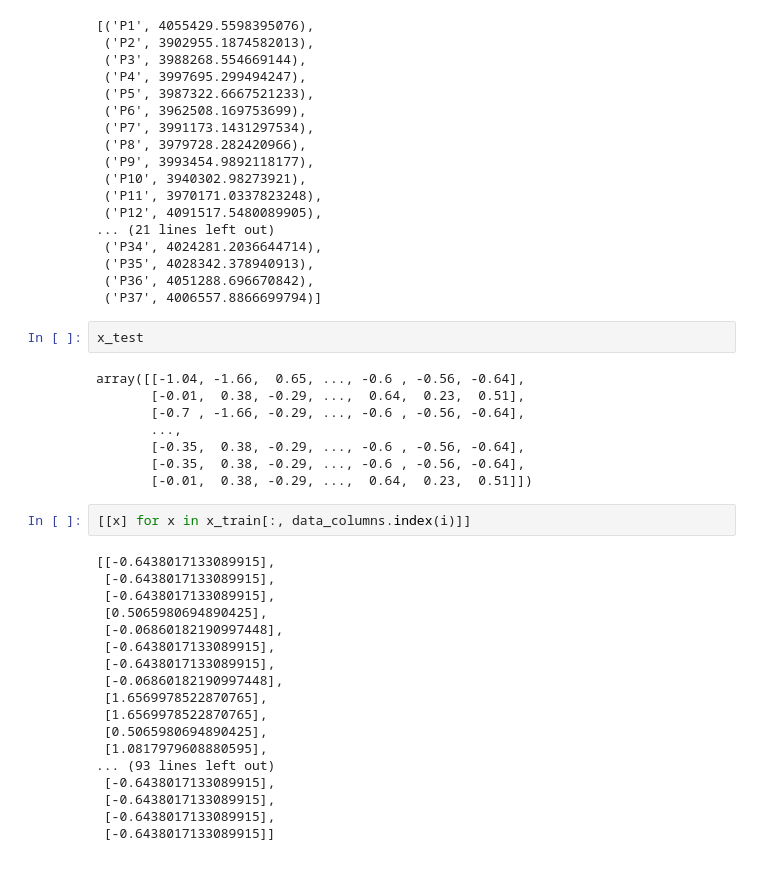
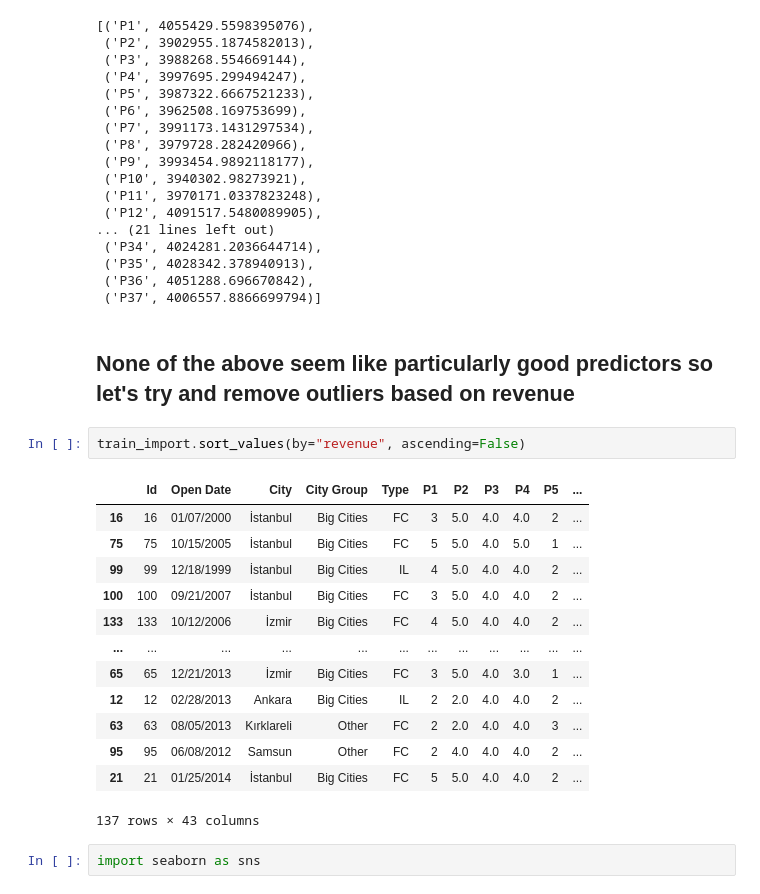
Before and after one commit to kshashank03/Restaurant_Revenue_Prediction_Kaggle, a Jupyter notebook: Script2 - ML_AI_Prediction.ipynb, the cells around one changed output. Cells and saved outputs as stored; diff of their text form.

```diff
--- a/Script2 - ML_AI_Prediction.ipynb
+++ b/Script2 - ML_AI_Prediction.ipynb
@@ -367,33 +367,23 @@ list(zip(data_columns, rmse_values))
  ('P35', 4028342.378940913),
  ('P36', 4051288.696670842),
  ('P37', 4006557.8866699794)]
-# %%
-x_test
-# %% [output]
-array([[-1.04, -1.66,  0.65, ..., -0.6 , -0.56, -0.64],
-       [-0.01,  0.38, -0.29, ...,  0.64,  0.23,  0.51],
-       [-0.7 , -1.66, -0.29, ..., -0.6 , -0.56, -0.64],
-       ...,
-       [-0.35,  0.38, -0.29, ..., -0.6 , -0.56, -0.64],
-       [-0.35,  0.38, -0.29, ..., -0.6 , -0.56, -0.64],
-       [-0.01,  0.38, -0.29, ...,  0.64,  0.23,  0.51]])
-# %%
-[[x] for x in x_train[:, data_columns.index(i)]]
-# %% [output]
-[[-0.6438017133089915],
- [-0.6438017133089915],
- [-0.6438017133089915],
- [0.5065980694890425],
- [-0.06860182190997448],
- [-0.6438017133089915],
- [-0.6438017133089915],
- [-0.06860182190997448],
- [1.6569978522870765],
- [1.6569978522870765],
- [0.5065980694890425],
- [1.0817979608880595],
-... (93 lines left out)
- [-0.6438017133089915],
- [-0.6438017133089915],
- [-0.6438017133089915],
- [-0.6438017133089915]]
+# %% [markdown]
+## None of the above seem like particularly good predictors so let's try and remove outliers based on revenue
+# %%
+train_import.sort_values(by="revenue", ascending=False)
+# %% [output]
+|  | Id | Open Date | City | City Group | Type | P1 | P2 | P3 | P4 | P5 | ... |
+| 16 | 16 | 01/07/2000 | İstanbul | Big Cities | FC | 3 | 5.0 | 4.0 | 4.0 | 2 | ... |
+| 75 | 75 | 10/15/2005 | İstanbul | Big Cities | FC | 5 | 5.0 | 4.0 | 5.0 | 1 | ... |
+| 99 | 99 | 12/18/1999 | İstanbul | Big Cities | IL | 4 | 5.0 | 4.0 | 4.0 | 2 | ... |
+| 100 | 100 | 09/21/2007 | İstanbul | Big Cities | FC | 3 | 5.0 | 4.0 | 4.0 | 2 | ... |
+| 133 | 133 | 10/12/2006 | İzmir | Big Cities | FC | 4 | 5.0 | 4.0 | 4.0 | 2 | ... |
+| ... | ... | ... | ... | ... | ... | ... | ... | ... | ... | ... | ... |
+| 65 | 65 | 12/21/2013 | İzmir | Big Cities | FC | 3 | 5.0 | 4.0 | 3.0 | 1 | ... |
+| 12 | 12 | 02/28/2013 | Ankara | Big Cities | IL | 2 | 2.0 | 4.0 | 4.0 | 2 | ... |
+| 63 | 63 | 08/05/2013 | Kırklareli | Other | FC | 2 | 2.0 | 4.0 | 4.0 | 3 | ... |
+| 95 | 95 | 06/08/2012 | Samsun | Other | FC | 2 | 4.0 | 4.0 | 4.0 | 2 | ... |
+| 21 | 21 | 01/25/2014 | İstanbul | Big Cities | FC | 5 | 5.0 | 4.0 | 4.0 | 2 | ... |
+137 rows × 43 columns
+# %%
+import seaborn as sns
```
Also changed, not shown: parts of 4 cells of this notebook.
